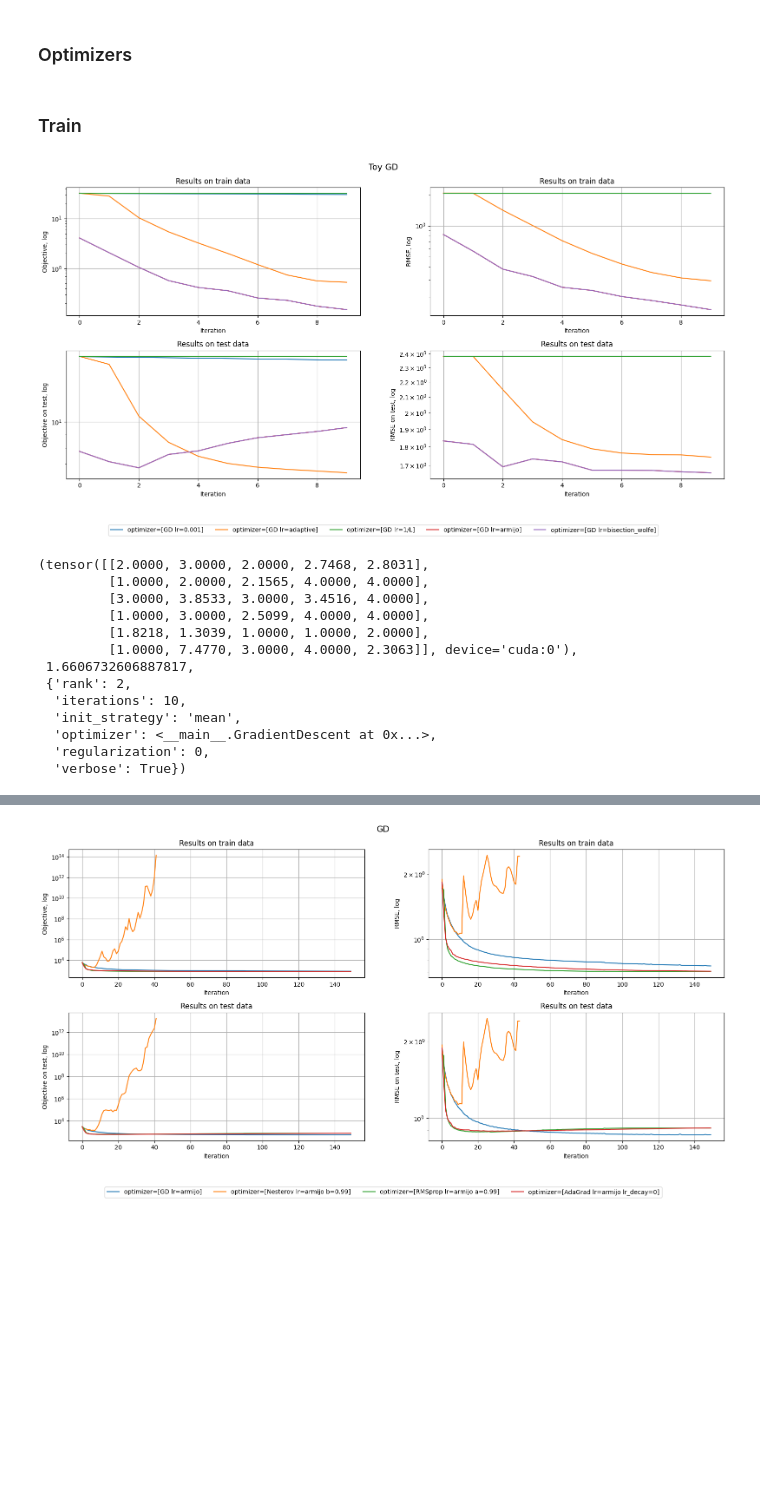
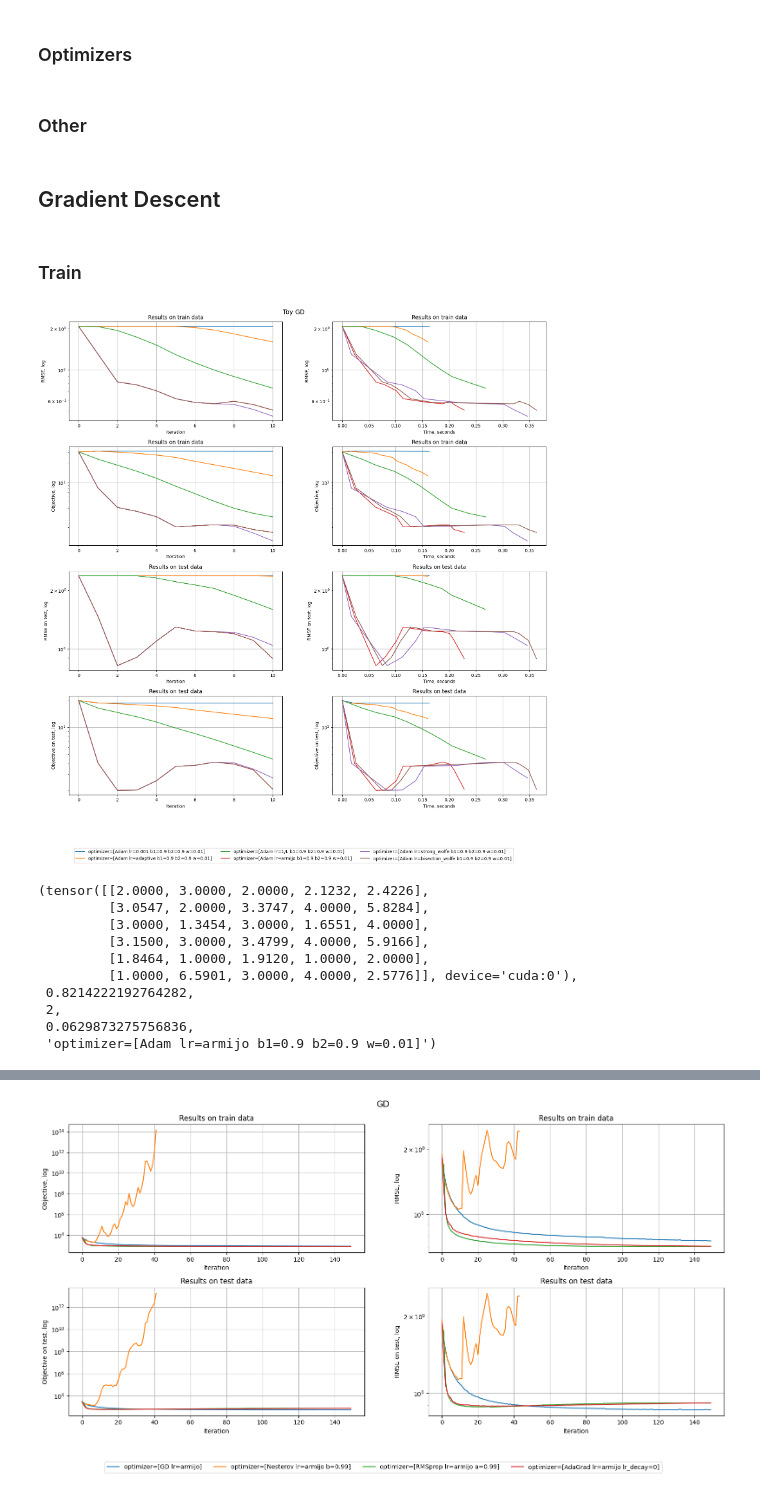
Before and after one commit to dsomni/hdda-f24, a Jupyter notebook: solution.ipynb, the cells around one changed output, grey strips where cells are left out. Saved outputs shown, nothing was run; the diff lists cells and outputs as text; code cells hidden in the pictures; blank space fills up the shorter version.

```diff
--- a/solution.ipynb
+++ b/solution.ipynb
@@ -124,7 +139,7 @@ def plot_log_dicts(
     plot_width: float = 8,
     plot_height: float = 4,
 ):
-    num_plots = 4
+    num_plots = 8
     row_plots = min(row_plots, num_plots)
     column_plots = math.ceil(num_plots / row_plots)
 
@@ -138,36 +153,43 @@ def plot_log_dicts(
     for ax in axs_list:
         ax.grid()
 
-    axs_list[0].set(xlabel="Iteration", ylabel="Objective, log")
-    axs_list[1].set(xlabel="Iteration", ylabel="RMSE, log")
-    axs_list[2].set(xlabel="Iteration", ylabel="Objective on test, log")
-    axs_list[3].set(xlabel="Iteration", ylabel="RMSE on test, log")
+    axs_list[0].set(xlabel="Iteration", ylabel="RMSE, log")
+    axs_list[1].set(xlabel="Time, seconds", ylabel="RMSE, log")
+    axs_list[2].set(xlabel="Iteration", ylabel="Objective, log")
+    axs_list[3].set(xlabel="Time, seconds", ylabel="Objective, log")
+    axs_list[4].set(xlabel="Iteration", ylabel="RMSE on test, log")
+    axs_list[5].set(xlabel="Time, seconds", ylabel="RMSE on test, log")
+    axs_list[6].set(xlabel="Iteration", ylabel="Objective on test, log")
+    axs_list[7].set(xlabel="Time, seconds", ylabel="Objective on test, log")
 
-    axs_list[0].set_title("Results on train data")
-    axs_list[1].set_title("Results on train data")
-    axs_list[2].set_title("Results on test data")
-    axs_list[3].set_title("Results on test data")
+    for i, ax in enumerate(axs_list):
+        if i < 4:
+            ax.set_title("Results on train data")
+            continue
+        ax.set_title("Results on test data")
 
     for ax in axs_list:
         ax.set_yscale("log")
 
     for name, log_dict in log_dicts.items():
-        axs_list[0].plot(log_dict["iteration"], log_dict["objective"], label=name)
-        axs_list[1].plot(log_dict["iteration"], log_dict["rmse"], label=name)
-        axs_list[2].plot(log_dict["iteration"], log_dict["objective_test"], label=name)
-        axs_list[3].plot(log_dict["iteration"], log_dict["rmse_test"], label=name)
+        for i, label in [(0, "iteration"), (1, "time")]:
+            axs_list[0 + i].plot(log_dict[label], log_dict["rmse"], label=name)
+            axs_list[2 + i].plot(log_dict[label], log_dict["objective"], label=name)
+            axs_list[4 + i].plot(log_dict[label], log_dict["rmse_test"], label=name)
+            axs_list[6 + i].plot(log_dict[label], log_dict["objective_test"], label=name)
 
     fig.suptitle(title, fontsize=14)
 
     lines_labels = [axs_list[0].get_legend_handles_labels()]
     lines, labels = [sum(x, []) for x in zip(*lines_labels)]
 
+    max_in_row = 3
     fig.legend(
         lines,
         labels,
         loc="outside lower center",
-        ncol=min(5, len(log_dicts)),
-        bbox_to_anchor=(0.5, -0.05 * (math.ceil(len(log_dicts) / 5) + 1)),
+        ncol=min(max_in_row, len(log_dicts)),
+        bbox_to_anchor=(0.5, -0.05 * math.ceil(len(log_dicts) / max_in_row)),
     )
 
     plt.tight_layout(w_pad=5)
@@ -859,3 +917,5 @@ class BFGS(Optimizer):
 
     def __str__(self) -> str:
         return f"BFGS lr={self.lr_scheduler!s}"
+# %% [markdown]
+### Other
@@ -862,3 +998,5 @@ class BFGS(Optimizer):
+# %% [markdown]
+## Gradient Descent
 # %% [markdown]
 ### Train
 # %%
@@ -1008,49 +1131,48 @@ def pure_gd(
 # %%
 gd_toy_res = choose_best(
     toy_matrix_full,
     toy_mask,
     toy_test_mask,
     pure_gd,
     {
         "rank": 2,
         "iterations": 10,
-        "init_strategy": "mean",
+        "init_strategy": "sgd",
         "optimizer": [
             (str(optimizer), optimizer)
             for optimizer in [
-                GradientDescent(lr_scheduler=lr_scheduler)
+                Adam(lr_scheduler=lr_scheduler)
                 for lr_scheduler in [
                     Normal(1e-3),
                     AdaptiveStep(),
                     Estimate1OverL(),
                     Armijo(),
+                    StrongWolfe(),
                     BisectionWolfe(),
                 ]
             ]
         ],
-        "regularization": 0,
+        "regularization": 0.1,
+        "clip": True,
         "verbose": True,
     },
 )
 
 plot_log_dicts(gd_toy_res[-1], "Toy GD")
 
 gd_toy_res[:-1]
 # %% [output]
-[figure, old version]
+[figure, new version]
-(tensor([[2.0000, 3.0000, 2.0000, 2.7468, 2.8031],
-         [1.0000, 2.0000, 2.1565, 4.0000, 4.0000],
-         [3.0000, 3.8533, 3.0000, 3.4516, 4.0000],
-         [1.0000, 3.0000, 2.5099, 4.0000, 4.0000],
-         [1.8218, 1.3039, 1.0000, 1.0000, 2.0000],
-         [1.0000, 7.4770, 3.0000, 4.0000, 2.3063]], device='cuda:0'),
- 1.6606732606887817,
- {'rank': 2,
-  'iterations': 10,
-  'init_strategy': 'mean',
-  'optimizer': <__main__.GradientDescent at 0x...>,
-  'regularization': 0,
-  'verbose': True})
+(tensor([[2.0000, 3.0000, 2.0000, 2.1232, 2.4226],
+         [3.0547, 2.0000, 3.3747, 4.0000, 5.8284],
+         [3.0000, 1.3454, 3.0000, 1.6551, 4.0000],
+         [3.1500, 3.0000, 3.4799, 4.0000, 5.9166],
+         [1.8464, 1.0000, 1.9120, 1.0000, 2.0000],
+         [1.0000, 6.5901, 3.0000, 4.0000, 2.5776]], device='cuda:0'),
+ 0.8214222192764282,
+ 2,
+ 0.0629873275756836,
+ 'optimizer=[Adam lr=armijo b1=0.9 b2=0.9 w=0.01]')
 # %%
 gd_res = choose_best(
     real_matrix_full,
```
Also changed, not shown: parts of 31 cells of this notebook, 2 other files.
